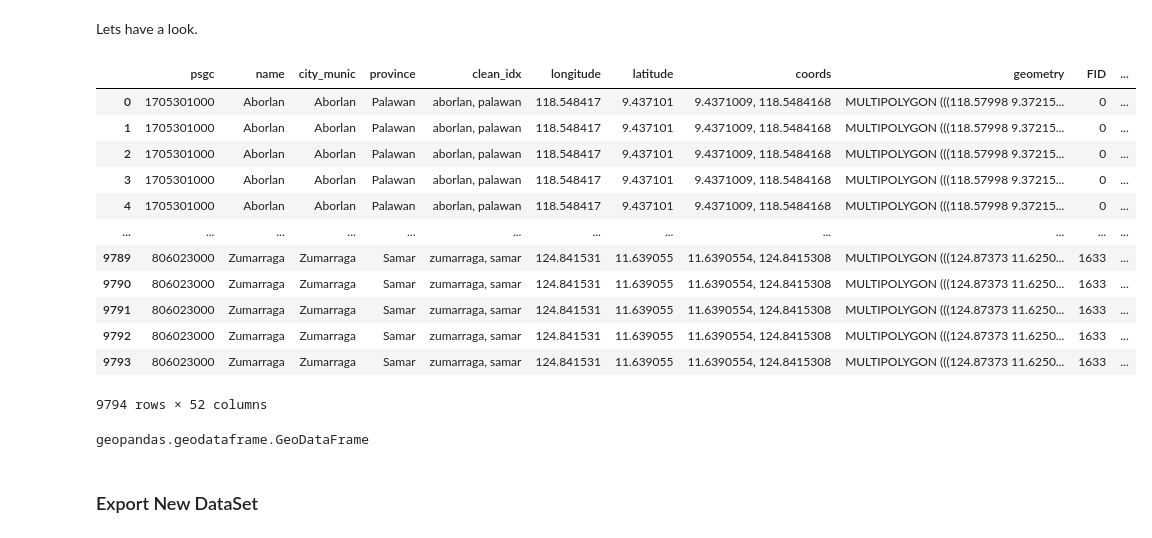
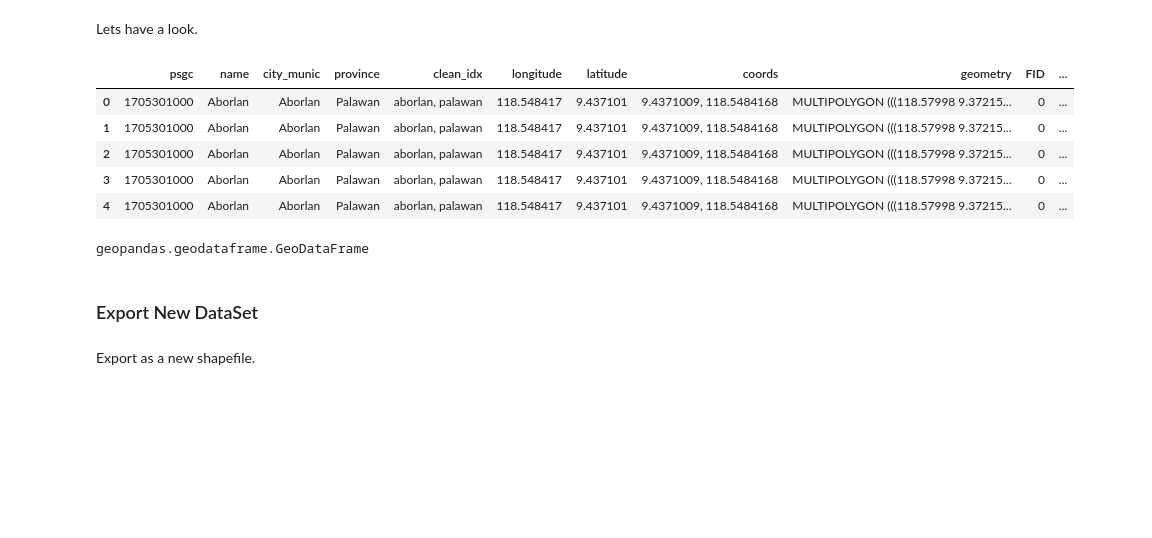
Before and after one commit to OmdenaAI/philippines-chapter-urban-vunerability, a Jupyter notebook: src/tasks/task-1-data-collection/merge_city_data_geo.ipynb, the cells around one changed output. Cells and saved outputs as stored; diff of their text form; code cells hidden in the pictures; blank space fills up the shorter version.

```diff
--- a/src/tasks/task-1-data-collection/merge_city_data_geo.ipynb
+++ b/src/tasks/task-1-data-collection/merge_city_data_geo.ipynb
@@ -11,6 +11,7 @@ import pandas as pd
 import numpy as np
 import matplotlib.pyplot as plt
 
+pd.set_option('display.max_columns', None)
 import warnings
 warnings.filterwarnings('ignore')
 # %% [markdown]
@@ -33,7 +34,8 @@ gdf0
 | 1633 | 1633 | MULTIPOLYGON (((124.87373 11.6250... |
 1634 rows × 2 columns
 # %%
-gdf = gp.read_file('../../data/geolocation/ph_cities_joined_v2/ph_cities_v2.shp')
+gdf = gp.read_file(
+    '../../data/geolocation/ph_cities_joined_v2/ph_cities_v2.shp')
 gdf
 # %% [output]
 |  | psgc | name | city_munic | province | clean_idx | longitude | latitude | coords | geometry |
@@ -143,26 +145,20 @@ gdf = gdf.merge(df,
 # %% [markdown]
 Lets have a look.
 # %%
-gdf
+gdf.head(5)
 # %% [output]
 |  | psgc | name | city_munic | province | clean_idx | longitude | latitude | coords | geometry | FID | ... |
 | 0 | 1705301000 | Aborlan | Aborlan | Palawan | aborlan, palawan | 118.548417 | 9.437101 | 9.4371009, 118.5484168 | MULTIPOLYGON (((118.57998 9.37215... | 0 | ... |
 | 1 | 1705301000 | Aborlan | Aborlan | Palawan | aborlan, palawan | 118.548417 | 9.437101 | 9.4371009, 118.5484168 | MULTIPOLYGON (((118.57998 9.37215... | 0 | ... |
 | 2 | 1705301000 | Aborlan | Aborlan | Palawan | aborlan, palawan | 118.548417 | 9.437101 | 9.4371009, 118.5484168 | MULTIPOLYGON (((118.57998 9.37215... | 0 | ... |
 | 3 | 1705301000 | Aborlan | Aborlan | Palawan | aborlan, palawan | 118.548417 | 9.437101 | 9.4371009, 118.5484168 | MULTIPOLYGON (((118.57998 9.37215... | 0 | ... |
 | 4 | 1705301000 | Aborlan | Aborlan | Palawan | aborlan, palawan | 118.548417 | 9.437101 | 9.4371009, 118.5484168 | MULTIPOLYGON (((118.57998 9.37215... | 0 | ... |
-| ... | ... | ... | ... | ... | ... | ... | ... | ... | ... | ... | ... |
-| 9789 | 806023000 | Zumarraga | Zumarraga | Samar | zumarraga, samar | 124.841531 | 11.639055 | 11.6390554, 124.8415308 | MULTIPOLYGON (((124.87373 11.6250... | 1633 | ... |
-| 9790 | 806023000 | Zumarraga | Zumarraga | Samar | zumarraga, samar | 124.841531 | 11.639055 | 11.6390554, 124.8415308 | MULTIPOLYGON (((124.87373 11.6250... | 1633 | ... |
-| 9791 | 806023000 | Zumarraga | Zumarraga | Samar | zumarraga, samar | 124.841531 | 11.639055 | 11.6390554, 124.8415308 | MULTIPOLYGON (((124.87373 11.6250... | 1633 | ... |
-| 9792 | 806023000 | Zumarraga | Zumarraga | Samar | zumarraga, samar | 124.841531 | 11.639055 | 11.6390554, 124.8415308 | MULTIPOLYGON (((124.87373 11.6250... | 1633 | ... |
-| 9793 | 806023000 | Zumarraga | Zumarraga | Samar | zumarraga, samar | 124.841531 | 11.639055 | 11.6390554, 124.8415308 | MULTIPOLYGON (((124.87373 11.6250... | 1633 | ... |
-9794 rows × 52 columns
 # %%
 gdf = gp.GeoDataFrame(gdf, geometry=gdf['geometry'])
+type(gdf)
+# %% [output]
+geopandas.geodataframe.GeoDataFrame
-# %%
-type(gdf)
-# %% [output]
-geopandas.geodataframe.GeoDataFrame
 # %% [markdown]
 ### Export New DataSet
+# %% [markdown]
+Export as a new shapefile.
```
Also changed, not shown: parts of 3 cells of this notebook, 7 other files.
